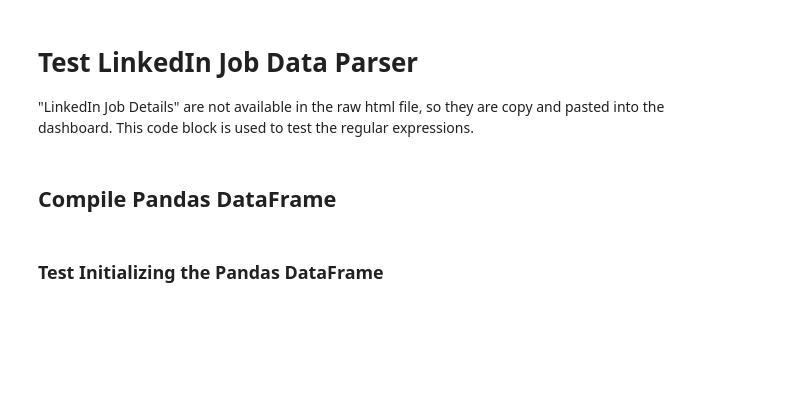
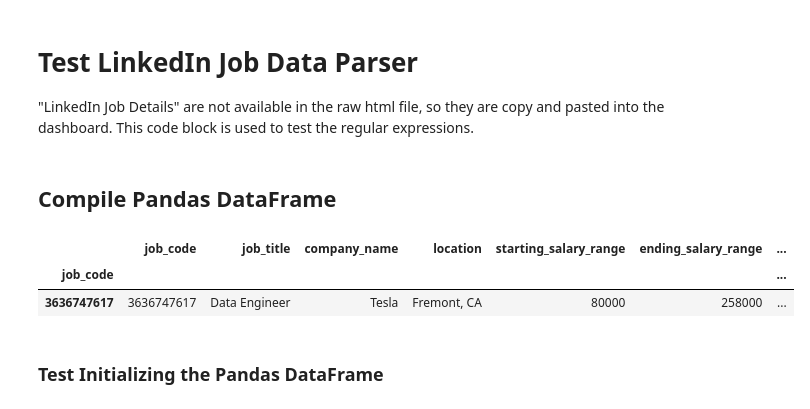
Before and after one commit to CulleyHarrelson/JAL, a Jupyter notebook: JobAppLog.ipynb, the cells around one changed output. Saved outputs shown, nothing was run; the diff lists cells and outputs as text; code cells hidden in the pictures; blank space fills up the shorter version.

```diff
--- a/JobAppLog.ipynb
+++ b/JobAppLog.ipynb
@@ -252,19 +252,24 @@ os.remove(os.path.join(directories["raw"], '1234.txt'))
 # %%
 
 def compile_dataframe(directory):
     df_columns=['job_code', 'job_title', 'company_name', 'location', 'starting_salary_range', 'ending_salary_range', 'experience_level', 'job_type', 'company_size', 'industry', 'application_date', 'applicants']
     df = pd.DataFrame(columns=df_columns)
     for file in os.listdir(directory):
         if file.endswith('.json'):
             with open(os.path.join(directory,  file)) as f:
                 new_data = pd.read_json(os.path.join(directory,  file), orient='index')
                 df = pd.concat([df, new_data])
     df.set_index('job_code', inplace=True, drop=False)
     df.to_json('JAL.json', orient='index', indent=6)
     return df
 
 
 df = compile_dataframe('jobs/json')
+df.head(1)
+# %% [output]
+|  | job_code | job_title | company_name | location | starting_salary_range | ending_salary_range | ... |
+| job_code |  |  |  |  |  |  | ... |
+| 3636747617 | 3636747617 | Data Engineer | Tesla | Fremont, CA | 80000 | 258000 | ... |
 # %% [markdown]
 ### Test Initializing the Pandas DataFrame
 # %%
```
Also changed, not shown: parts of 9 cells of this notebook, 7 other files.
